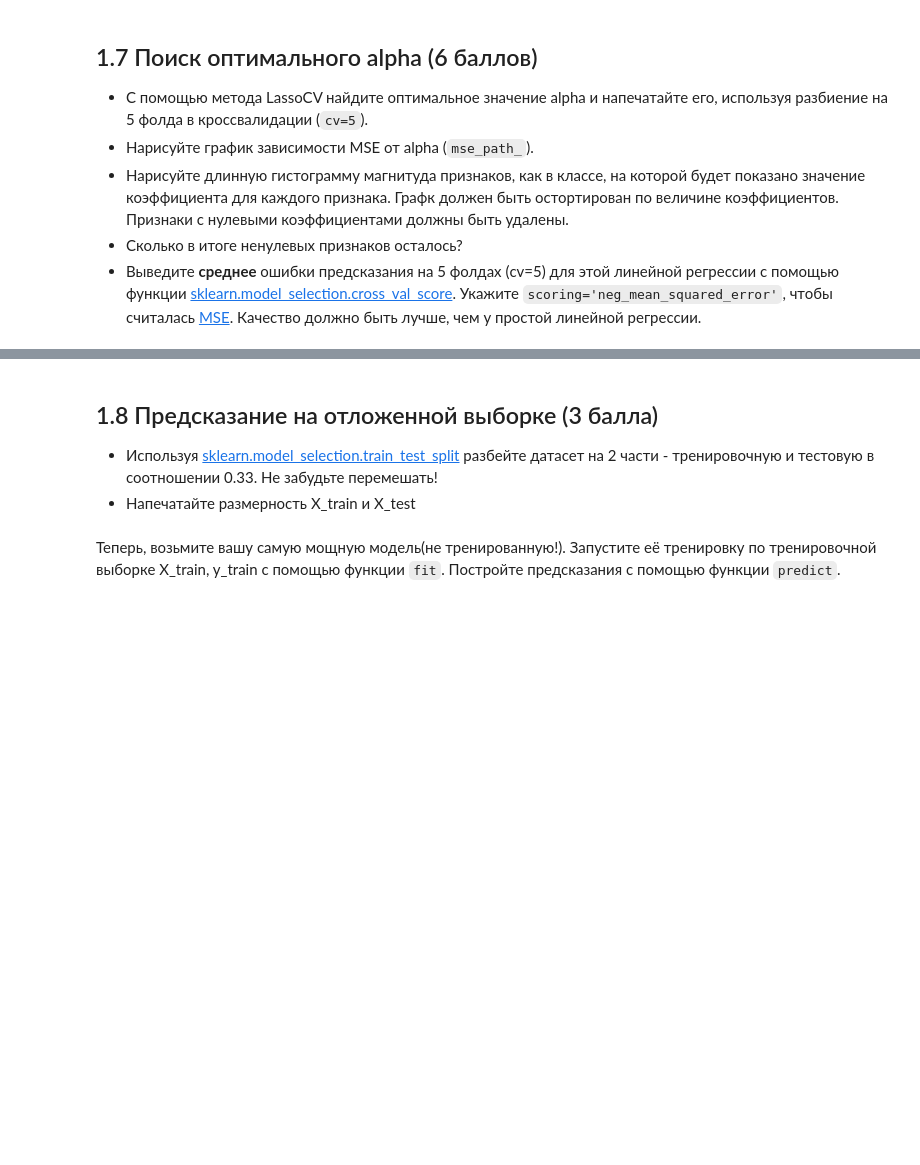
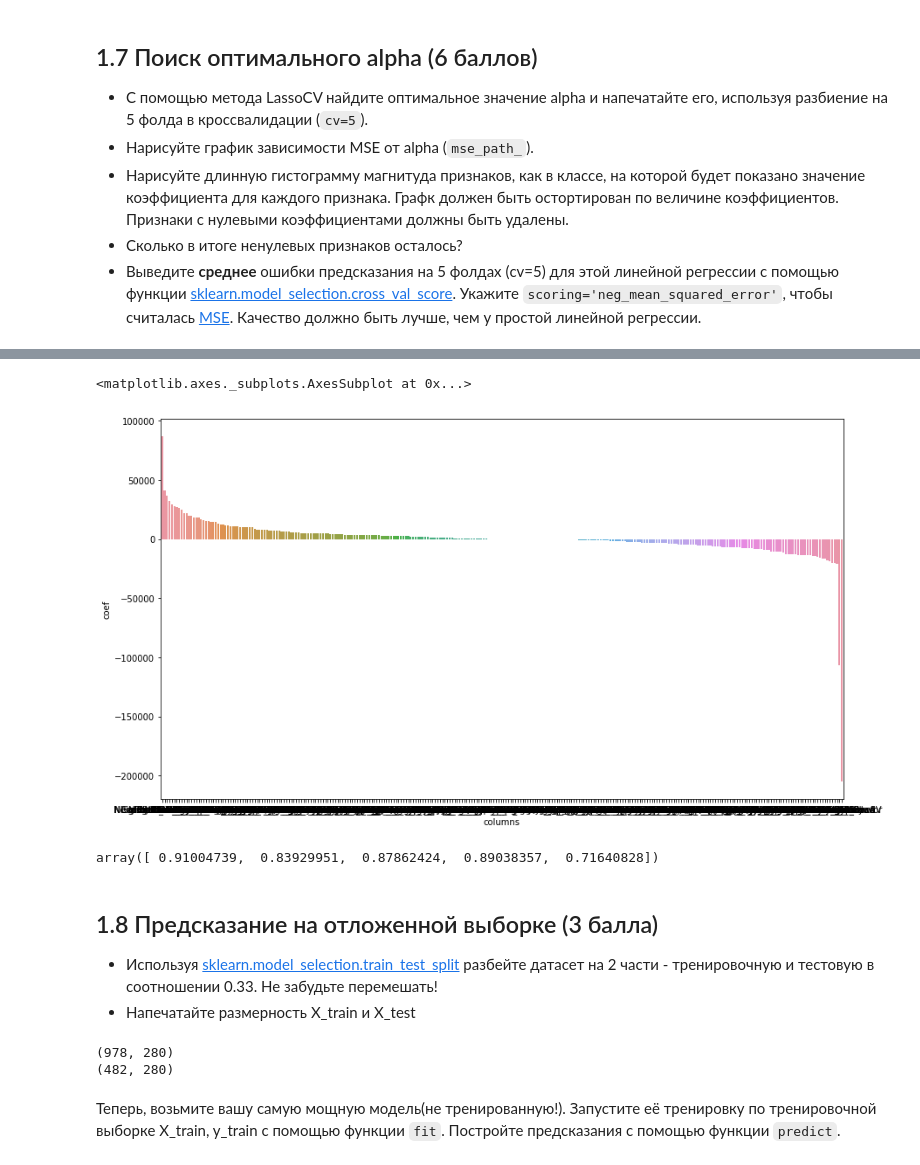
Before and after one commit to Colbys/ml-homework, a Jupyter notebook: homework-05.ipynb, the cells around one changed output, grey strips where cells are left out. Cells and saved outputs as stored; diff of their text form; code cells hidden in the pictures; blank space fills up the shorter version.

```diff
--- a/homework-05.ipynb
+++ b/homework-05.ipynb
@@ -167,7 +167,7 @@ sns.heatmap(corr, cmap="RdYlGn", square=True, linewidths=1, annot=True, ax=ax, m
 
 Hinst: https://stackoverflow.com/a/38134049/3205200
 # %%
-nans = pd.isnull(df).sum().sum()
-size = df.size
-print('{:.2f}'.format(nans/size * 100) + "%")
+for column in df:
+    nans = df[column].isnull().sum()
+    print('{:.2f}'.format(nans/1460 * 100) + "%")
 # %% [output]
@@ -177,11 +193,11 @@ print('{:.2f}'.format(nans/size * 100) + "%")
 df2 = df.copy()
 for column in df2:
     nans = df2[column].isnull().sum()
-    if (nans/1460 > .01):
+    if (nans/1460 > .1):
         df2.drop(column, axis=1, inplace=True)
     else:
         if (df2[column].dtype == np.float64):
-            df2[column] = df2[column].fillna(value=df[column].mean)
+            df2[column] = df2[column].fillna(value=df[column].mean())
         else:
             df2[column] = df2[column].fillna(value="unknown")
 # %% [markdown]
@@ -226,7 +342,30 @@ alpha взять от 1 до 500 с каким-нибудь шагом. Но н
+# %%
+plt.figure(figsize=(14,8))
+data = pd.DataFrame(list(zip(ridge.coef_, df2_dummies.columns)),
+                              columns=["coef", "columns"]).sort_values(by='coef', ascending=False)
+
+sns.barplot(x='columns', y='coef',
+            data=data[data.coef.notnull()])
+# %% [output]
+<matplotlib.axes._subplots.AxesSubplot at 0x...>
+[figure, added]
+# %%
+cross_val_score(lasso_cv, X, y, cv=5)
+# %% [output]
+array([ 0.91004739,  0.83929951,  0.87862424,  0.89038357,  0.71640828])
 # %% [markdown]
 ## 1.8 Предсказание на отложенной выборке (3 балла)
 
 - Используя [sklearn.model_selection.train_test_split](http://scikit-learn.org/stable/modules/generated/sklearn.model_selection.train_test_split.html) разбейте датасет на 2 части - тренировочную и тестовую в соотношении 0.33. Не забудьте перемешать!
 - Напечатайте размерность X_train и X_test
+# %%
+from sklearn.model_selection import train_test_split
+
+X_train, X_test, y_train, y_test = train_test_split(X, y, test_size=0.33)
+print(X_train.shape)
+print(X_test.shape)
+# %% [output]
+(978, 280)
+(482, 280)
 # %% [markdown]
 Теперь, возьмите вашу самую мощную модель(не тренированную!). Запустите её тренировку по тренировочной выборке X_train, y_train с помощью функции `fit`. Постройте предсказания с помощью функции `predict`.
```
Also changed, not shown: parts of 13 cells of this notebook.
